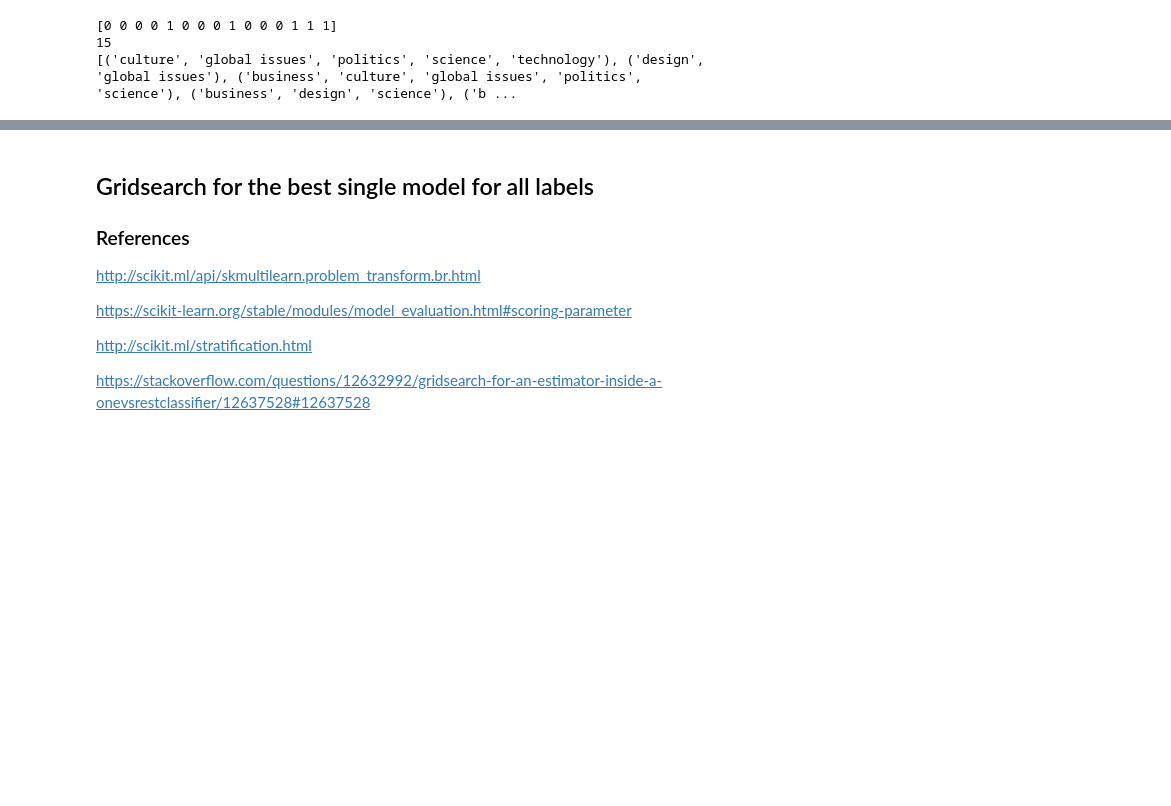
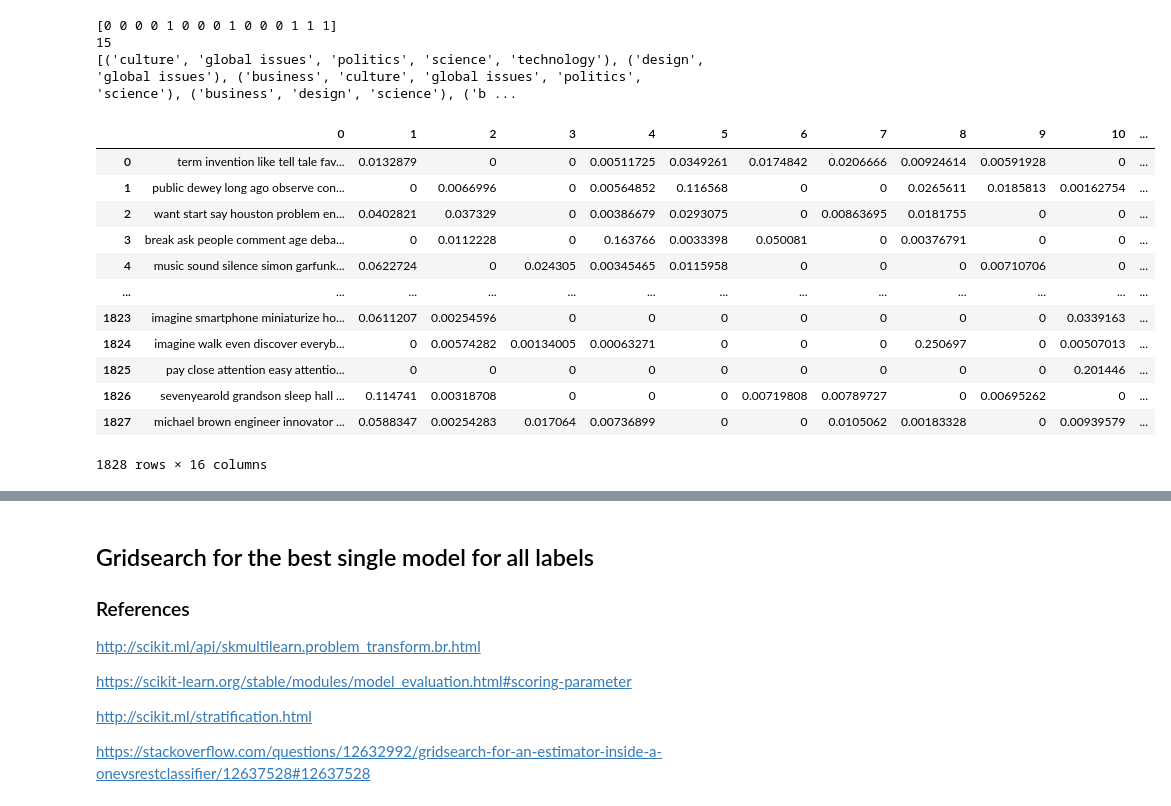
Before and after one commit to GlennChia/50_038_cds_project, a Jupyter notebook: notebooks/models/13_gridsearch_binary_relevance.ipynb, the cells around one changed output, grey strips where cells are left out. Saved outputs shown, nothing was run; the diff lists cells and outputs as text; code cells hidden in the pictures; blank space fills up the shorter version.

Commit message:
Include topic modelling with statistical models

```diff
--- a/notebooks/models/13_gridsearch_binary_relevance.ipynb
+++ b/notebooks/models/13_gridsearch_binary_relevance.ipynb
@@ -67,0 +77,2 @@ encoded_y = mlb.fit_transform(y)
+# %%
+X_tm = df['tm']
@@ -79,6 +136,28 @@ from skmultilearn.model_selection import iterative_train_test_split
 X_train, y_train, X_test, y_test = iterative_train_test_split(X.values.reshape(len(X.values), 1), encoded_y, test_size = 0.2)
 X_train = pd.DataFrame(X_train)[0]
 X_test = pd.DataFrame(X_test)[0]
+# %%
+from skmultilearn.model_selection import iterative_train_test_split
+
+X_train, y_train, X_test, y_test = iterative_train_test_split(pd.concat([df[['clean_transcript_string']], pd.DataFrame(np.array(list(X_tm)))], axis=1).values, encoded_y, test_size = 0.2)
+X_train = pd.DataFrame(X_train)
+X_test = pd.DataFrame(X_test)
+# %%
+X_train
+# %% [output]
+|  | 0 | 1 | 2 | 3 | 4 | 5 | 6 | 7 | 8 | 9 | 10 | ... |
+| 0 | term invention like tell tale fav... | 0.0132879 | 0 | 0 | 0.00511725 | 0.0349261 | 0.0174842 | 0.0206666 | 0.00924614 | 0.00591928 | 0 | ... |
+| 1 | public dewey long ago observe con... | 0 | 0.0066996 | 0 | 0.00564852 | 0.116568 | 0 | 0 | 0.0265611 | 0.0185813 | 0.00162754 | ... |
+| 2 | want start say houston problem en... | 0.0402821 | 0.037329 | 0 | 0.00386679 | 0.0293075 | 0 | 0.00863695 | 0.0181755 | 0 | 0 | ... |
+| 3 | break ask people comment age deba... | 0 | 0.0112228 | 0 | 0.163766 | 0.0033398 | 0.050081 | 0 | 0.00376791 | 0 | 0 | ... |
+| 4 | music sound silence simon garfunk... | 0.0622724 | 0 | 0.024305 | 0.00345465 | 0.0115958 | 0 | 0 | 0 | 0.00710706 | 0 | ... |
+| ... | ... | ... | ... | ... | ... | ... | ... | ... | ... | ... | ... | ... |
+| 1823 | imagine smartphone miniaturize ho... | 0.0611207 | 0.00254596 | 0 | 0 | 0 | 0 | 0 | 0 | 0 | 0.0339163 | ... |
+| 1824 | imagine walk even discover everyb... | 0 | 0.00574282 | 0.00134005 | 0.00063271 | 0 | 0 | 0 | 0.250697 | 0 | 0.00507013 | ... |
+| 1825 | pay close attention easy attentio... | 0 | 0 | 0 | 0 | 0 | 0 | 0 | 0 | 0 | 0.201446 | ... |
+| 1826 | sevenyearold grandson sleep hall ... | 0.114741 | 0.00318708 | 0 | 0 | 0 | 0.00719808 | 0.00789727 | 0 | 0.00695262 | 0 | ... |
+| 1827 | michael brown engineer innovator ... | 0.0588347 | 0.00254283 | 0.017064 | 0.00736899 | 0 | 0 | 0.0105062 | 0.00183328 | 0 | 0.00939579 | ... |
+1828 rows × 16 columns
 # %%
 print(y_train.sum(axis=0))
 print(y_test.sum(axis=0))
```
Also changed, not shown: parts of 17 cells of this notebook.
